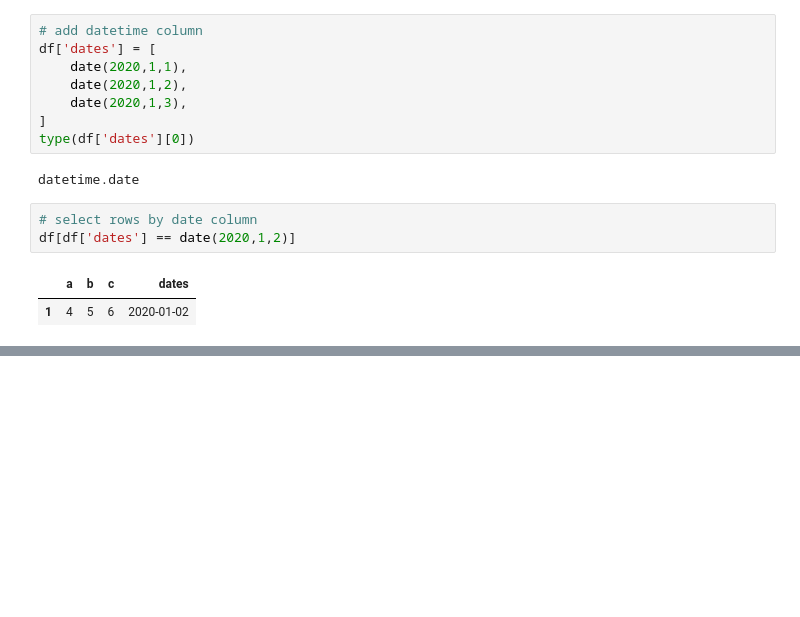
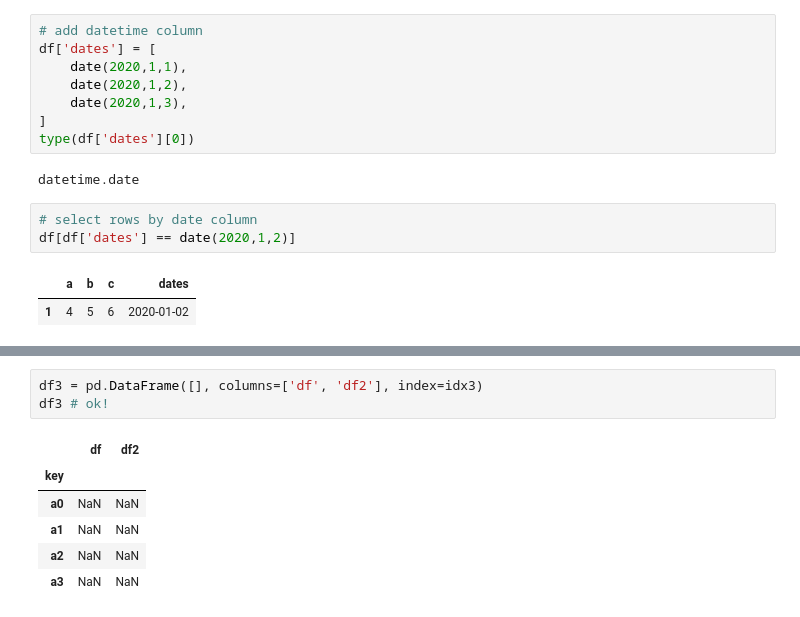
Before and after one commit to ooddaa/tradingAlgos, a Jupyter notebook: DataFrame.ipynb, the cells around one changed output, grey strips where cells are left out. Drawn from its saved outputs; the diff is of its cells as text; blank space fills up the shorter version.

```diff
--- a/DataFrame.ipynb
+++ b/DataFrame.ipynb
@@ -260,0 +351,10 @@ df[df['dates'] == date(2020,1,2)]
+# %%
+df3 = pd.DataFrame([], columns=['df', 'df2'], index=idx3)
+df3 # ok!
+# %% [output]
+|  | df | df2 |
+| key |  |  |
+| a0 | NaN | NaN |
+| a1 | NaN | NaN |
+| a2 | NaN | NaN |
+| a3 | NaN | NaN |
```
Also changed, not shown: parts of 23 cells of this notebook, 4 other files.
